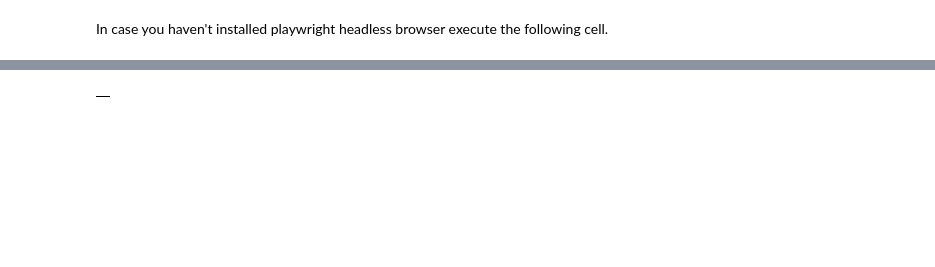
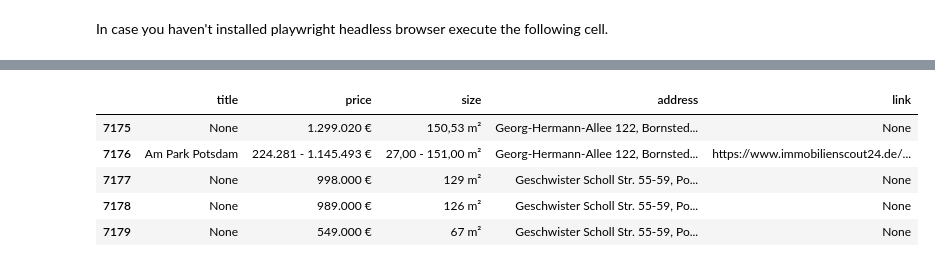
Before and after one commit to merekat/hb-real-estate-scraper, a Jupyter notebook: script.ipynb, the cells around one changed output, grey strips where cells are left out. Drawn from its saved outputs; the diff is of its cells as text; code cells hidden in the pictures; blank space fills up the shorter version.

```diff
--- a/script.ipynb
+++ b/script.ipynb
@@ -139,4 +189,9 @@ INFO:__main__:Data saved to berlin_apartments.csv
-# %%
-df.head()
-# %% [output]
-|  |
+# %%
+df.tail()
+# %% [output]
+|  | title | price | size | address | link |
+| 7175 | None | 1.299.020 € | 150,53 m² | Georg-Hermann-Allee 122, Bornsted... | None |
+| 7176 | Am Park Potsdam | 224.281 - 1.145.493 € | 27,00 - 151,00 m² | Georg-Hermann-Allee 122, Bornsted... | https://www.immobilienscout24.de/... |
+| 7177 | None | 998.000 € | 129 m² | Geschwister Scholl Str. 55-59, Po... | None |
+| 7178 | None | 989.000 € | 126 m² | Geschwister Scholl Str. 55-59, Po... | None |
+| 7179 | None | 549.000 € | 67 m² | Geschwister Scholl Str. 55-59, Po... | None |
```
Also changed, not shown: parts of 2 cells of this notebook, 3 other files.
